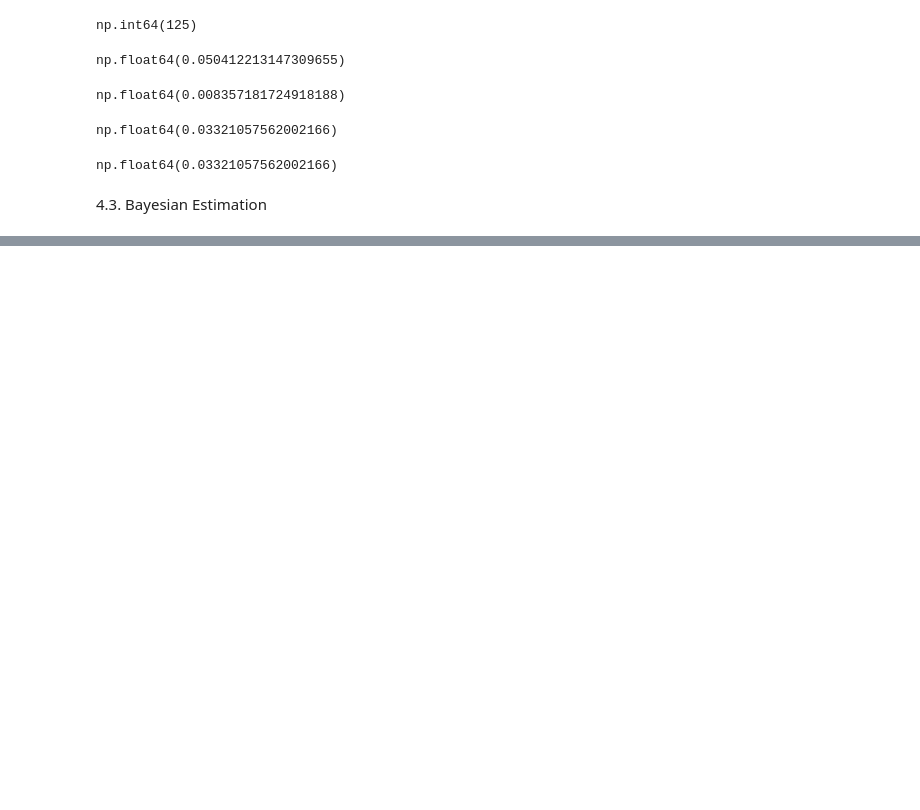
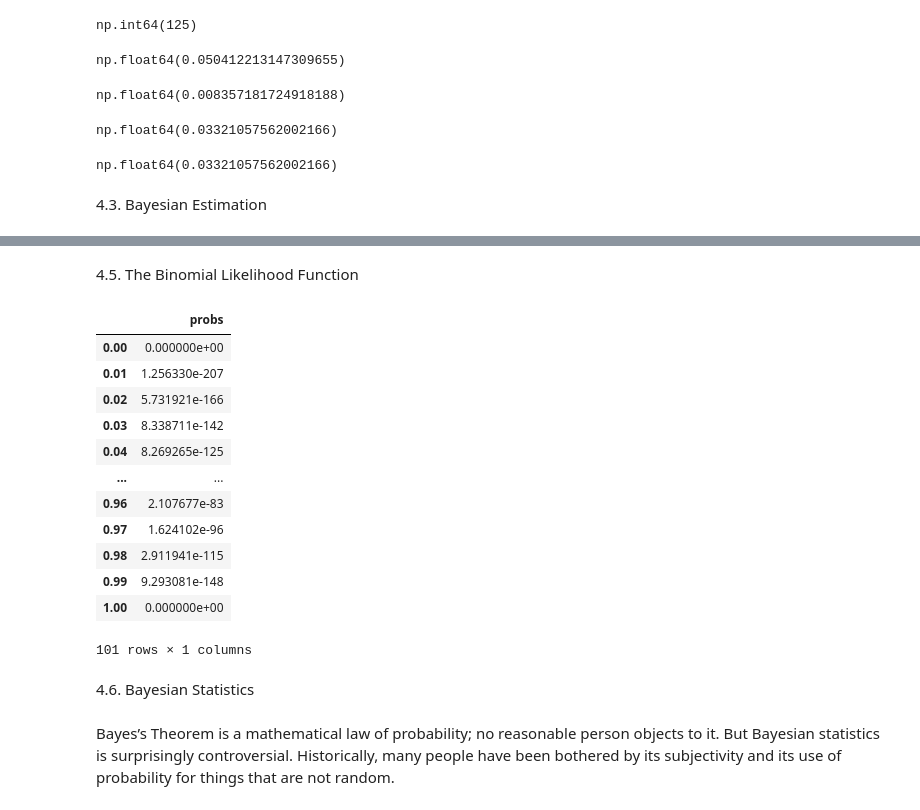
Before and after one commit to jpkatz/stats_practice, a Jupyter notebook: bayes/chapter_04.ipynb, the cells around one changed output, grey strips where cells are left out. Drawn from its saved outputs; the diff is of its cells as text; code cells hidden in the pictures; blank space fills up the shorter version.

```diff
--- a/bayes/chapter_04.ipynb
+++ b/bayes/chapter_04.ipynb
@@ -71,0 +111,33 @@ np.float64(0.03321057562002166)
+# %% [markdown]
+4.5. The Binomial Likelihood Function
+# %%
+def update_binomial(pmf, data):
+    k, n = data
+    xs = pmf.qs
+    likelihood = binom.pmf(k, n, xs)
+    pmf *= likelihood
+    pmf.normalize()
+# %%
+uniform2 = Pmf(1, hypos, name='uniform2')
+data = 140, 250
+update_binomial(uniform2, data)
+# %%
+uniform2
+# %% [output]
+|  | probs |
+| 0.00 | 0.000000e+00 |
+| 0.01 | 1.256330e-207 |
+| 0.02 | 5.731921e-166 |
+| 0.03 | 8.338711e-142 |
+| 0.04 | 8.269265e-125 |
+| ... | ... |
+| 0.96 | 2.107677e-83 |
+| 0.97 | 1.624102e-96 |
+| 0.98 | 2.911941e-115 |
+| 0.99 | 9.293081e-148 |
+| 1.00 | 0.000000e+00 |
+101 rows × 1 columns
+# %% [markdown]
+4.6. Bayesian Statistics
+# %% [markdown]
+Bayes’s Theorem is a mathematical law of probability; no reasonable person objects to it. But Bayesian statistics is surprisingly controversial. Historically, many people have been bothered by its subjectivity and its use of probability for things that are not random.
```
Also changed, not shown: parts of 11 cells of this notebook, 1 other file.
